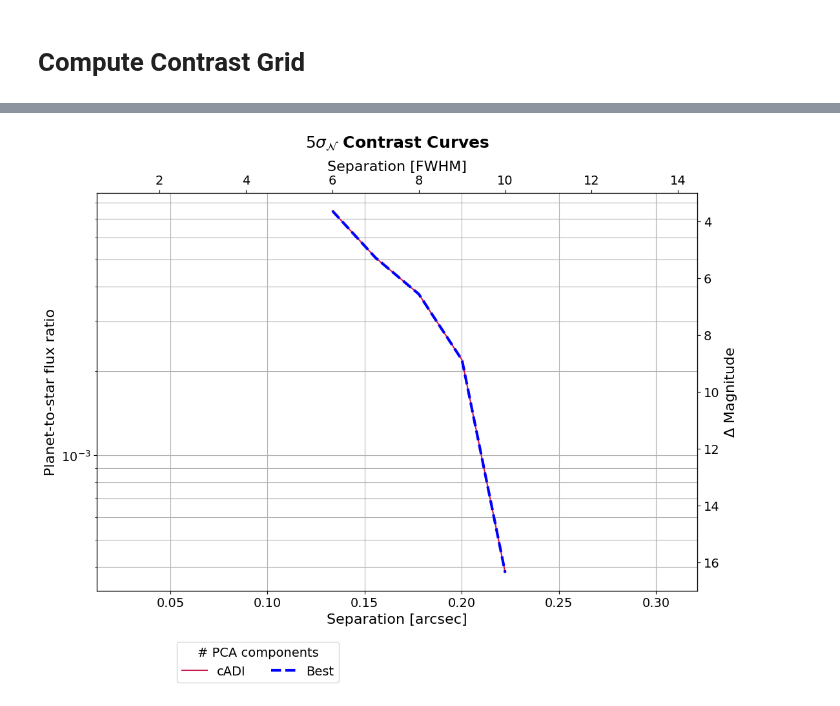
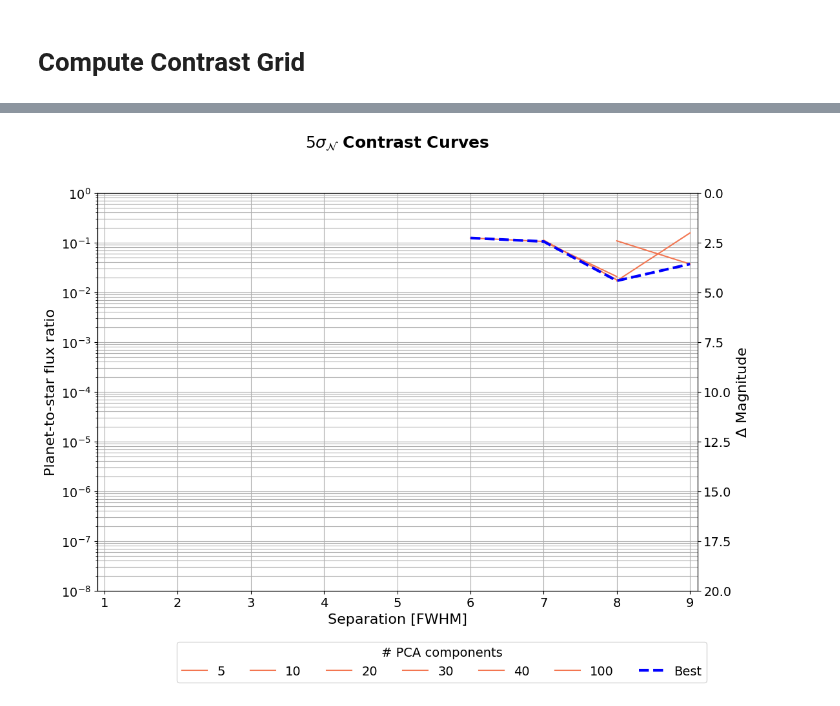
Before and after one commit to noah-bns/ESO_internship, a Jupyter notebook: notebooks/view_GHOST_screens_24.ipynb, the cells around one changed output, grey strips where cells are left out. Drawn from its saved outputs; the diff is of its cells as text; code cells hidden in the pictures.

Commit message:
Understand Grid

```diff
--- a/notebooks/view_GHOST_screens_24.ipynb
+++ b/notebooks/view_GHOST_screens_24.ipynb
@@ -936,6 +1157,3 @@ def _save_grid_animation(contrast_grids, curves_output_path, dataset_name, algo_
     )
 
     ani.save(f"{(curves_output_path)}/GRID_{dataset_name}_{algo_name}.gif", writer=PillowWriter(fps=1))
-# %%
-contrast_curves_grid_int, contrast_grids_int = test_grid[('int',  algo_name)]
-contrast_curves_grid_pred, contrast_grids_pred = test_grid[('pred',  algo_name)]
@@ -951,16 +1160,23 @@ contrast_curves_grid_pred
 # %%
 # compute the overall best contrast curve
-overall_best = np.min(contrast_curves_grid_pred.values, axis=1)
+overall_best = np.min(contrast_curves_grid_int.values, axis=1)
 
 # Find one color for each number of PCA components used.
 colors = sns.color_palette(
     "rocket_r",
-    n_colors=len(contrast_curves_grid_pred.columns))
+    n_colors=len(contrast_curves_grid_int.columns))
 
 
-separations_arcsec = contrast_curves_grid_pred.reset_index(level=0).index
-separations_FWHM = contrast_curves_grid_pred.reset_index(level=1).index
+if isinstance(contrast_curves_grid_int.index, pd.MultiIndex):
+    separations_arcsec = contrast_curves_grid_int.index.get_level_values(0)
+    separations_FWHM = contrast_curves_grid_int.index.get_level_values(1)
 
+    x = separations_FWHM        # bottom axis
+    x_top = separations_arcsec  # top axis
+    multi_index = True
+else:
+    x = contrast_curves_grid_int.index
+    multi_index = False
 
 # 1.) Create Plot Layout
 fig = plt.figure(constrained_layout=False, figsize=(12, 8))
@@ -971,28 +1187,28 @@ axis_contrast_curves = fig.add_subplot(gs0[0, 0])
 # ---------------------- Create the Plot --------------------
 i = 0 # color picker
 
-for tmp_model in contrast_curves_grid_pred.columns:
+for tmp_model in contrast_curves_grid_int.columns:
 
     if 'cADI'.lower() in tmp_model.lower():
         num_components = 'cADI'
         color = 'red'
     else:
         num_components = int(tmp_model[5:8])
-        color = colors[i]
+        color = colors[1]
         i+=1
-    tmp_flux_ratios = contrast_curves_grid_pred.reset_index(
+    tmp_flux_ratios = contrast_curves_grid_int.reset_index(
         level=0)[tmp_model].values
 
-    axis_contrast_curves.plot(separations_arcsec,
+    axis_contrast_curves.plot(x,
                               tmp_flux_ratios,
-                              color = colors[i],
+                              color = color,
                               label=num_components)
     i+=1
 
 axis_contrast_curves.set_yscale("log")
 # ------------ Plot the overall best -------------------------
 axis_contrast_curves.plot(
-    separations_arcsec,
+    x,
     overall_best,
     color = "blue",
     lw=3,
@@ -1000,74 +1216,88 @@ axis_contrast_curves.plot(
     label="Best")
 
 # ------------- Double axis and limits -----------------------
-lim_mag_y = (17, 3)
-lim_arcsec_x = (np.min(separations_arcsec) - 0.01, np.max(separations_arcsec) + 0.01)
-sep_lambda_arcse = interpolate.interp1d(
-    separations_arcsec,
-    separations_FWHM,
-    fill_value='extrapolate'
-    )
+lim_mag_y = (20, 0)
+lim_x = (np.min(x) - 0.1, np.max(x) + 0.1)
+
 
 axis_contrast_curves_mag = axis_contrast_curves.twinx()
 axis_contrast_curves_mag.plot(
-    separations_arcsec,
+    x,
     flux_ratio2mag(tmp_flux_ratios),
     alpha=0.)
 axis_contrast_curves_mag.invert_yaxis()
 
-axis_contrast_curves_lambda = axis_contrast_curves.twiny()
-axis_contrast_curves_lambda.plot(
-    separations_FWHM,
-    tmp_flux_ratios,
-    alpha=0.)
 
 axis_contrast_curves.grid(which='both')
 axis_contrast_curves_mag.set_ylim(*lim_mag_y)
 axis_contrast_curves.set_ylim(
-    int(mag2flux_ratio(lim_mag_y[0])),
-    int(mag2flux_ratio(lim_mag_y[1])))
+    (mag2flux_ratio(lim_mag_y[0])),
+    (mag2flux_ratio(lim_mag_y[1])))
 
-axis_contrast_curves.set_xlim(
-    *lim_arcsec_x)
-axis_contrast_curves_mag.set_xlim(
-    *lim_arcsec_x)
-axis_contrast_curves_lambda.set_xlim(
-    *sep_lambda_arcse(lim_arcsec_x))
+axis_contrast_curves.set_xlim(*lim_x)
+axis_contrast_curves_mag.set_xlim(*lim_x)
+# axis_contrast_curves_lambda.set_xlim(
+#     *sep_lambda_arcse(lim_arcsec_x))
 
+if multi_index:
+    fwhm_to_arcsec = interpolate.interp1d(
+        separations_FWHM,
+        separations_arcsec,
+        fill_value="extrapolate"
+    )
+
+    axis_contrast_curves_arcsec = axis_contrast_curves.twiny()
+    axis_contrast_curves_arcsec.plot(
+        separations_arcsec,
+        tmp_flux_ratios,
+        alpha=0,
+    )
+
+    axis_contrast_curves_arcsec.set_xlim(
+        *fwhm_to_arcsec(lim_x)
+    )
 # ----------- Labels and fontsizes --------------------------
 
-axis_contrast_curves.set_xlabel(
-    r"Separation [arcsec]", size=16)
-axis_contrast_curves_lambda.set_xlabel(
-    r"Separation [FWHM]", size=16)
+    axis_contrast_curves_arcsec.set_xlabel(
+        "Separation [arcsec]", size=16
+    )
+    axis_contrast_curves_arcsec.tick_params(
+        axis='both', which='major', labelsize=14)
+
+    axis_contrast_curves.set_xlabel(
+        "Separation [FWHM]", size=16
+    )
+else:
+    axis_contrast_curves.set_xlabel(
+        "Separation [FWHM]", size=16
+    )
 
 axis_contrast_curves.set_ylabel(
     r"Planet-to-star flux ratio", size=16)
 axis_contrast_curves_mag.set_ylabel(
     r"$\Delta$ Magnitude", size=16)
 
 axis_contrast_curves.tick_params(
     axis='both', which='major', labelsize=14)
-axis_contrast_curves_lambda.tick_params(
-    axis='both', which='major', labelsize=14)
+
 axis_contrast_curves_mag.tick_params(
     axis='both', which='major', labelsize=14)
 
 axis_contrast_curves_mag.set_title(
     r"$5 \sigma_{\mathcal{N}}$ Contrast Curves",
     fontsize=18, fontweight="bold", y=1.1)
 
 # --------------------------- Legend -----------------------
 handles, labels = axis_contrast_curves.\
     get_legend_handles_labels()
 
 leg1 = fig.legend(handles, labels,
                   bbox_to_anchor=(0.22, -0.08),
                   fontsize=14,
                   title="# PCA components",
                   loc='lower left', ncol=8)
 
 _=plt.setp(leg1.get_title(),fontsize=14)
 # %% [output]
-[figure, old version]
+[figure, new version]
 # %%
```
Also changed, not shown: parts of 19 cells of this notebook, 3 other files.
